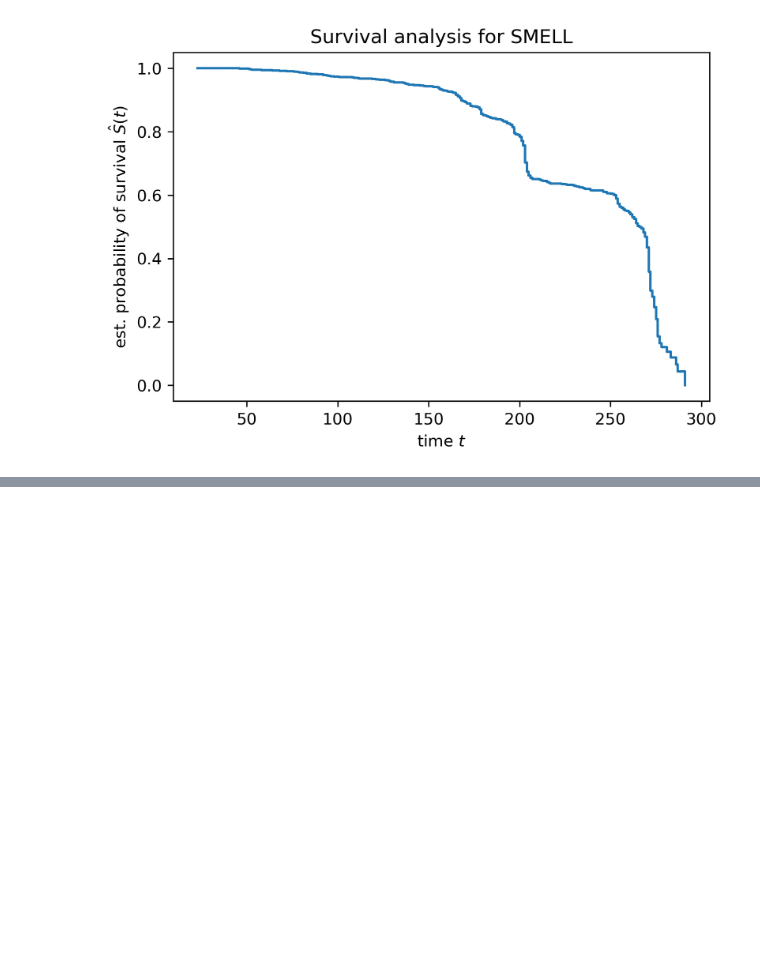
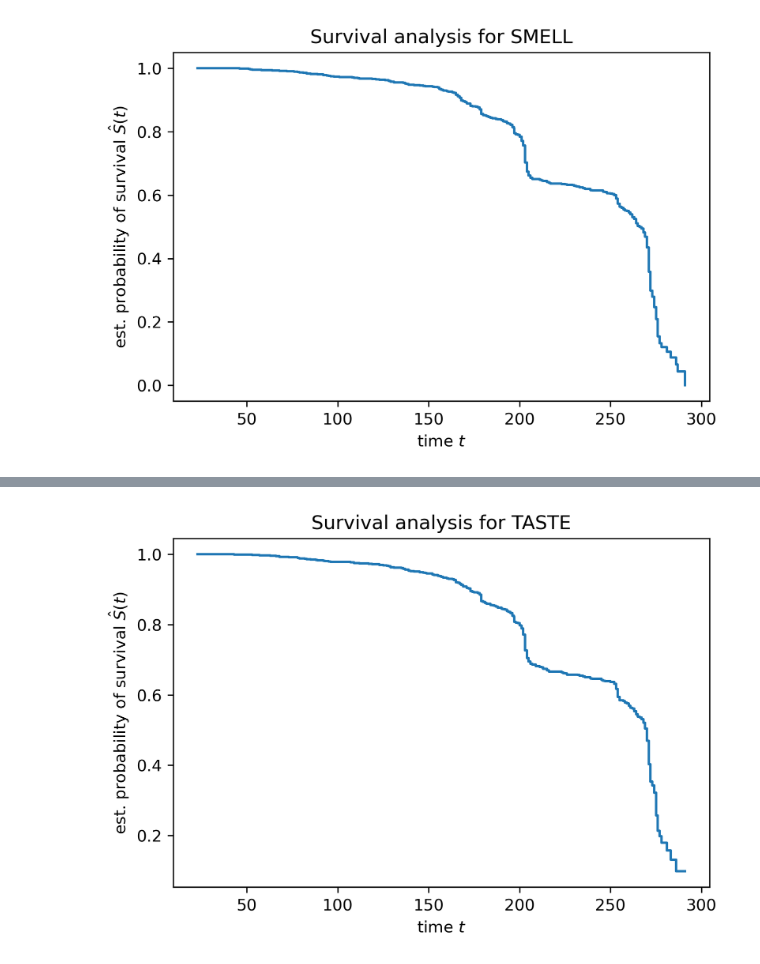
Before and after one commit to seyhuni/GCCR03_Aim01_PT, a Jupyter notebook: aim1_updated_HY_1703.ipynb, the cells around one changed output, grey strips where cells are left out. Cells and saved outputs as stored; diff of their text form; code cells hidden in the pictures; blank space fills up the shorter version.

```diff
--- a/aim1_updated_HY_1703.ipynb
+++ b/aim1_updated_HY_1703.ipynb
@@ -111,0 +131,3 @@ plt.show()
+# %%
+taste_df.loc[(taste_df['Taste_current']/taste_df['Taste_before_illness']) - (taste_df['Taste_during_illness']/taste_df['Taste_before_illness'])<0.8, 'Status'] = 0
+taste_df.loc[(taste_df['Taste_current']/taste_df['Taste_before_illness']) - (taste_df['Taste_during_illness']/taste_df['Taste_before_illness'])>=0.8, 'Status'] = 1
@@ -111,0 +145,3 @@ plt.show()
+# %%
+taste_df["Status"] = taste_df["Status"].astype('bool')
+taste_df[taste_df["Status"]==True].count()
@@ -111,0 +160,14 @@ plt.show()
+# %%
+#Survival Analysis for TASTE
+from sksurv.nonparametric import kaplan_meier_estimator
+# 0 : long, 1 : normal
+
+time, survival_prob = kaplan_meier_estimator(taste_df["Status"], taste_df["SurveyTimeLapse"])
+plt.figure(dpi=300)
+plt.step(time, survival_prob, where="post")
+plt.title("Survival analysis for TASTE")
+plt.ylabel("est. probability of survival $\hat{S}(t)$")
+plt.xlabel("time $t$")
+plt.show()
+# %% [output]
+[figure, added]
```
Also changed, not shown: parts of 8 cells of this notebook.
